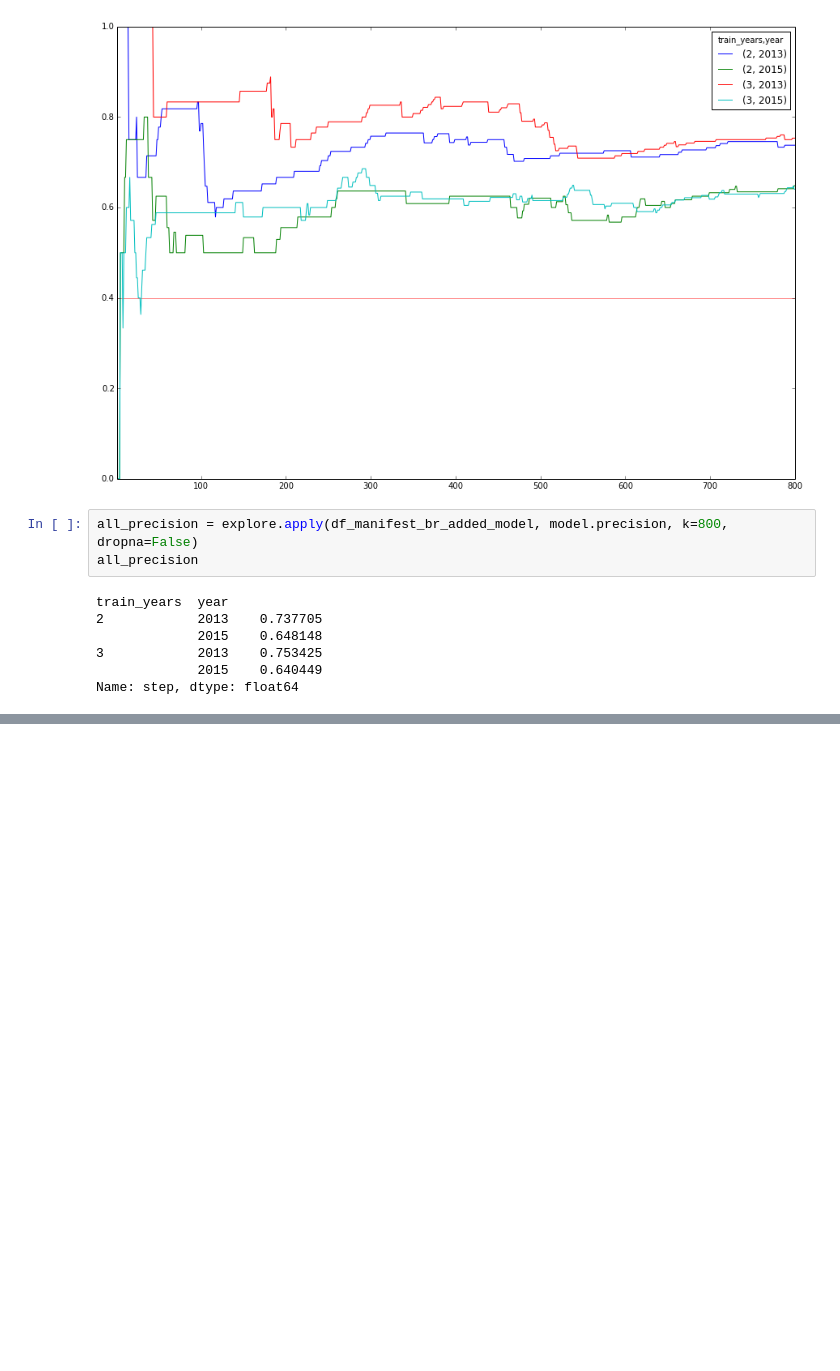
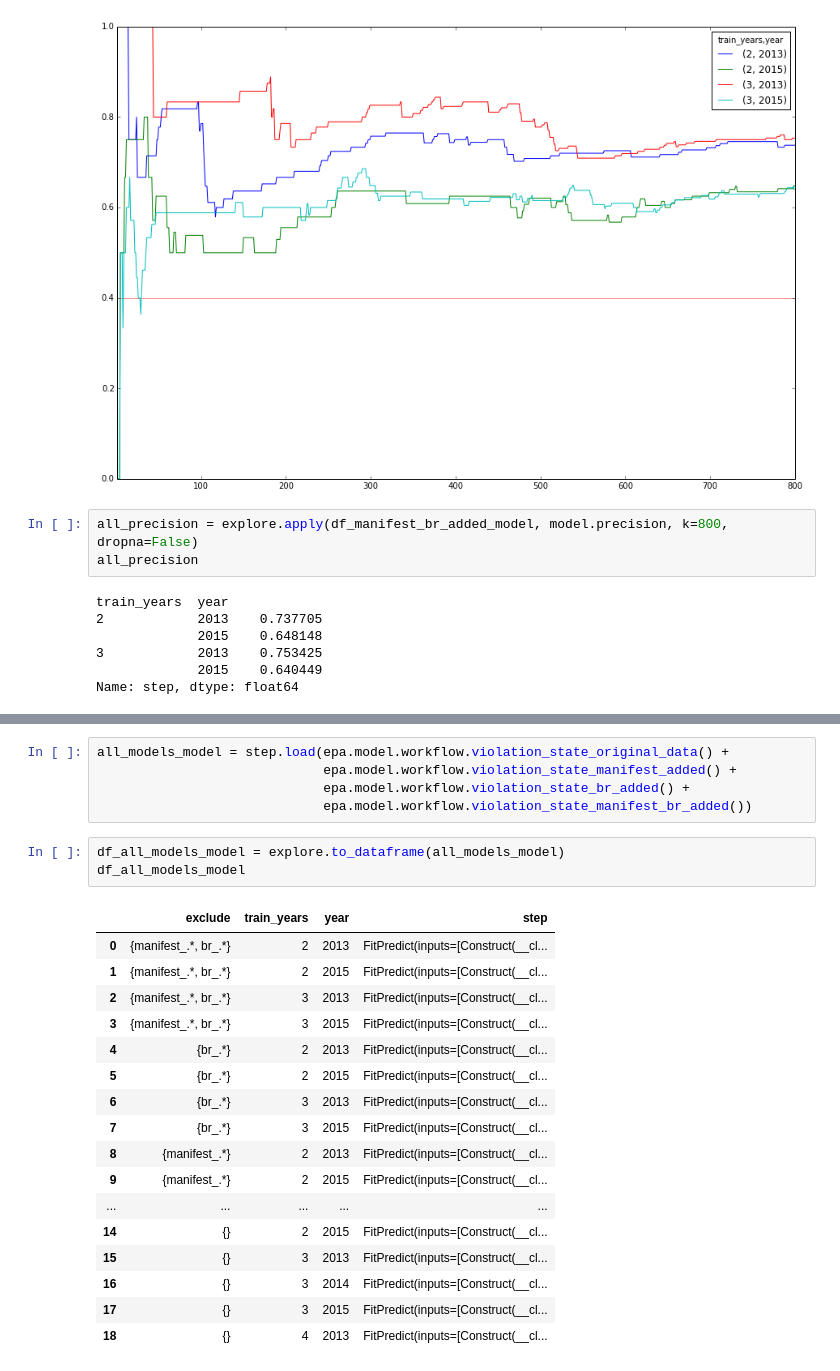
Before and after one commit to dssg/rcra, a Jupyter notebook: exploring/Comparing Data Additions.ipynb, the cells around one changed output, grey strips where cells are left out. Drawn from its saved outputs; the diff is of its cells as text; blank space fills up the shorter version.

```diff
--- a/exploring/Comparing Data Additions.ipynb
+++ b/exploring/Comparing Data Additions.ipynb
@@ -198 +202,27 @@ original_precision.plot(kind = 'bar',ax=axes[1,1], figsize=(13,13)); axes[1,1].s
+# %%
+all_models_model = step.load(epa.model.workflow.violation_state_original_data() +
+                             epa.model.workflow.violation_state_manifest_added() +
+                             epa.model.workflow.violation_state_br_added() +
+                             epa.model.workflow.violation_state_manifest_br_added())
+# %%
+df_all_models_model = explore.to_dataframe(all_models_model)
+df_all_models_model
+# %% [output]
+|  | exclude | train_years | year | step |
+| 0 | {manifest_.*, br_.*} | 2 | 2013 | FitPredict(inputs=[Construct(__cl... |
+| 1 | {manifest_.*, br_.*} | 2 | 2015 | FitPredict(inputs=[Construct(__cl... |
+| 2 | {manifest_.*, br_.*} | 3 | 2013 | FitPredict(inputs=[Construct(__cl... |
+| 3 | {manifest_.*, br_.*} | 3 | 2015 | FitPredict(inputs=[Construct(__cl... |
+| 4 | {br_.*} | 2 | 2013 | FitPredict(inputs=[Construct(__cl... |
+| 5 | {br_.*} | 2 | 2015 | FitPredict(inputs=[Construct(__cl... |
+| 6 | {br_.*} | 3 | 2013 | FitPredict(inputs=[Construct(__cl... |
+| 7 | {br_.*} | 3 | 2015 | FitPredict(inputs=[Construct(__cl... |
+| 8 | {manifest_.*} | 2 | 2013 | FitPredict(inputs=[Construct(__cl... |
+| 9 | {manifest_.*} | 2 | 2015 | FitPredict(inputs=[Construct(__cl... |
+| ... | ... | ... | ... | ... |
+| 14 | {} | 2 | 2015 | FitPredict(inputs=[Construct(__cl... |
+| 15 | {} | 3 | 2013 | FitPredict(inputs=[Construct(__cl... |
+| 16 | {} | 3 | 2014 | FitPredict(inputs=[Construct(__cl... |
+| 17 | {} | 3 | 2015 | FitPredict(inputs=[Construct(__cl... |
+| 18 | {} | 4 | 2013 | FitPredict(inputs=[Construct(__cl... |
 # %%
```
Also changed, not shown: parts of 9 cells of this notebook.
